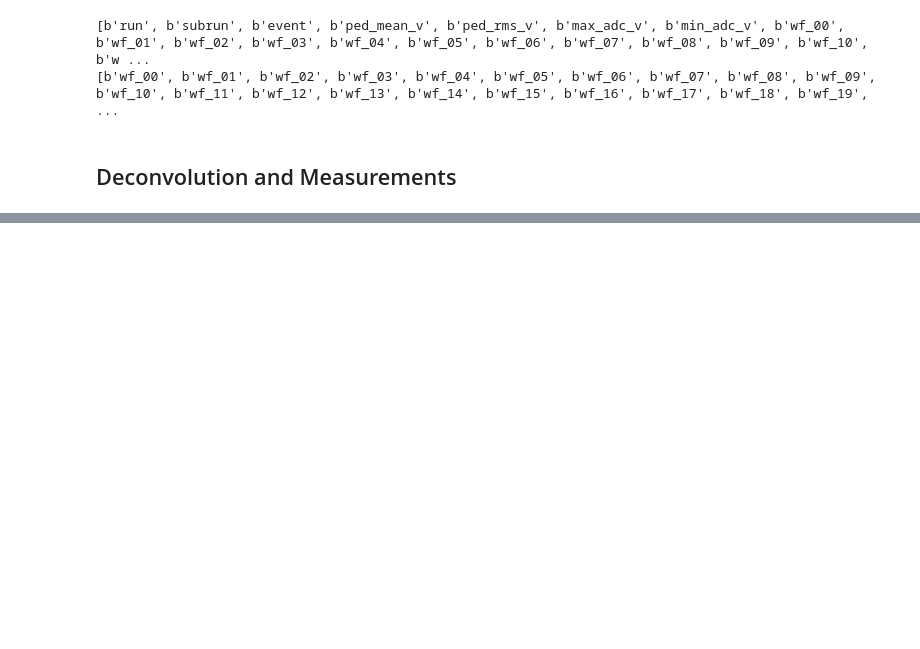
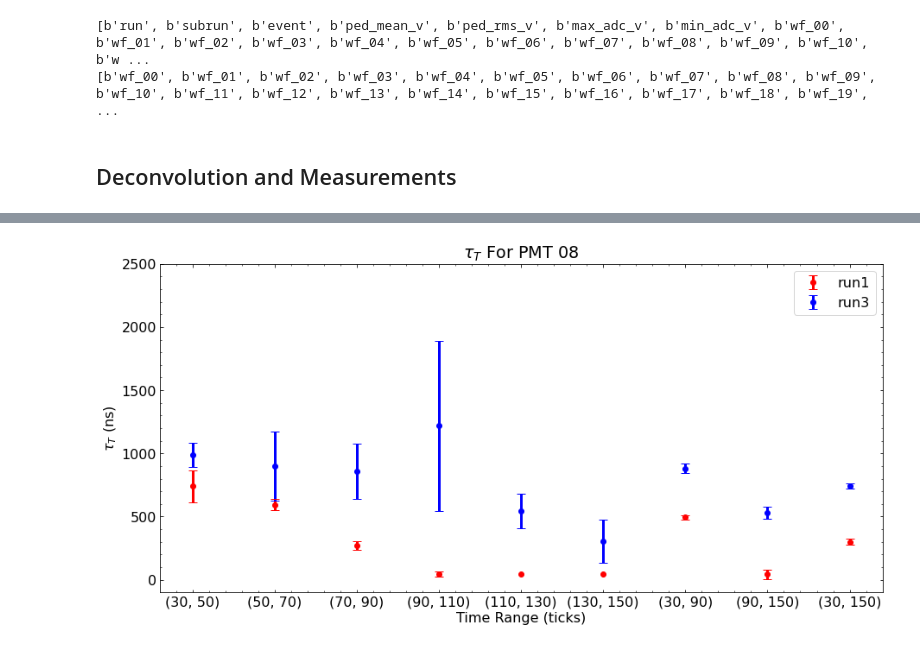
Before and after one commit to EdgarMao/latelight, a Jupyter notebook: latelight_modular.ipynb, the cells around one changed output, grey strips where cells are left out. Drawn from its saved outputs; the diff is of its cells as text; code cells hidden in the pictures; blank space fills up the shorter version.

```diff
--- a/latelight_modular.ipynb
+++ b/latelight_modular.ipynb
@@ -550,0 +600,51 @@ plt.show()
+# %%
+# Compare measurements for a single PMT in different runs
+
+# PMT number to plot
+wfkey1 = "wf_08"
+wfkey3 = "wf_08"
+
+fig, ax = plt.subplots(figsize =(15, 7))
+# Retrieving the stored data for run 1
+kaligned1 = np.loadtxt("data/"+"run1_output/kernel/"+"run1"+wfkey1+"Kernel.txt", dtype=float)
+snrf1 = np.loadtxt("data/"+"run1_output/kernel/"+"run1"+wfkey1+"SNR.txt", dtype=complex)
+res_fun1 = np.loadtxt("data/"+"run1_output/muon/"+"run1"+wfkey1+"resfun.txt", dtype=float)
+dc_res21 = wiener_deconvolution(res_fun1, kaligned1, 1/snrf1)
+# Extract Latelight
+dc_res2_pars1 = np.zeros(3, dtype="object")
+for i in fitranges:
+    # Fitting without constant
+    #parcache, covcache = optimize.curve_fit(f=expfun, xdata=np.linspace(i[0], i[1], i[1]-i[0]), ydata=resli[j][i[0]:i[1]]+abs(np.mean(resli[j][:10])), p0=(10, 96))
+    yfunc = np.array([i for i in dc_res2[i[0]:i[1]]])
+    parcache, covcache = optimize.curve_fit(f=expfun, xdata=np.linspace(i[0], i[1], i[1]-i[0]), ydata=yfunc, p0=(10, 96), sigma=np.abs(yfunc)**0.5)
+    unccache = np.sqrt(np.diag(covcache))
+    parnm = str(i[0])+"-"+str(i[1])
+    dc_res2_pars1 = np.vstack((dc_res2_pars1, [parnm, parcache, unccache]))
+plt.errorbar([j for j in range(len(dc_res2_pars1[1:]))], [dc_res2_pars1[1:][:,1][j][0]*15.625 for j in range(len(dc_res2_pars1[1:]))], yerr=[dc_res2_pars1[1:][:,2][j][0]*15.625 for j in range(len(dc_res2_pars1[1:]))], ls="None", label="run1", capsize=5., marker="o", color="red")
+
+# Retrieving the stored data for run 3
+kaligned3 = np.loadtxt("data/"+"run3_output/kernel/"+"run3"+wfkey3+"Kernel.txt", dtype=float)
+snrf3 = np.loadtxt("data/"+"run3_output/kernel/"+"run3"+wfkey3+"SNR.txt", dtype=complex)
+res_fun3 = np.loadtxt("data/"+"run3_output/muon/"+"run3"+wfkey3+"resfun.txt", dtype=float)
+dc_res23 = wiener_deconvolution(res_fun3, kaligned3, 1/snrf3)
+# Extract Latelight
+dc_res2_pars3 = np.zeros(3, dtype="object")
+for i in fitranges:
+    # Fitting without constant
+    #parcache, covcache = optimize.curve_fit(f=expfun, xdata=np.linspace(i[0], i[1], i[1]-i[0]), ydata=resli[j][i[0]:i[1]]+abs(np.mean(resli[j][:10])), p0=(10, 96))
+    yfunc = np.array([i for i in dc_res23[i[0]:i[1]]])
+    parcache, covcache = optimize.curve_fit(f=expfun, xdata=np.linspace(i[0], i[1], i[1]-i[0]), ydata=yfunc, p0=(10, 96), sigma=np.abs(yfunc)**0.5)
+    unccache = np.sqrt(np.diag(covcache))
+    parnm = str(i[0])+"-"+str(i[1])
+    dc_res2_pars3 = np.vstack((dc_res2_pars3, [parnm, parcache, unccache]))
+plt.errorbar([j for j in range(len(dc_res2_pars3[1:]))], [dc_res2_pars3[1:][:,1][j][0]*15.625 for j in range(len(dc_res2_pars3[1:]))], yerr=[dc_res2_pars3[1:][:,2][j][0]*15.625 for j in range(len(dc_res2_pars3[1:]))], ls="None", label="run3", capsize=5., marker="o", color="blue")
+
+plt.xticks(np.arange(len(fitranges)), fitranges)
+plt.legend()
+plt.title(r"$\tau_T$ For PMT 08")
+plt.xlabel("Time Range (ticks)")
+plt.ylabel(r"$\tau_T$ (ns)")
+plt.ylim(-100,2500)
+plt.show()
+# %% [output]
+[figure, added]
```
Also changed, not shown: parts of 7 cells of this notebook.
